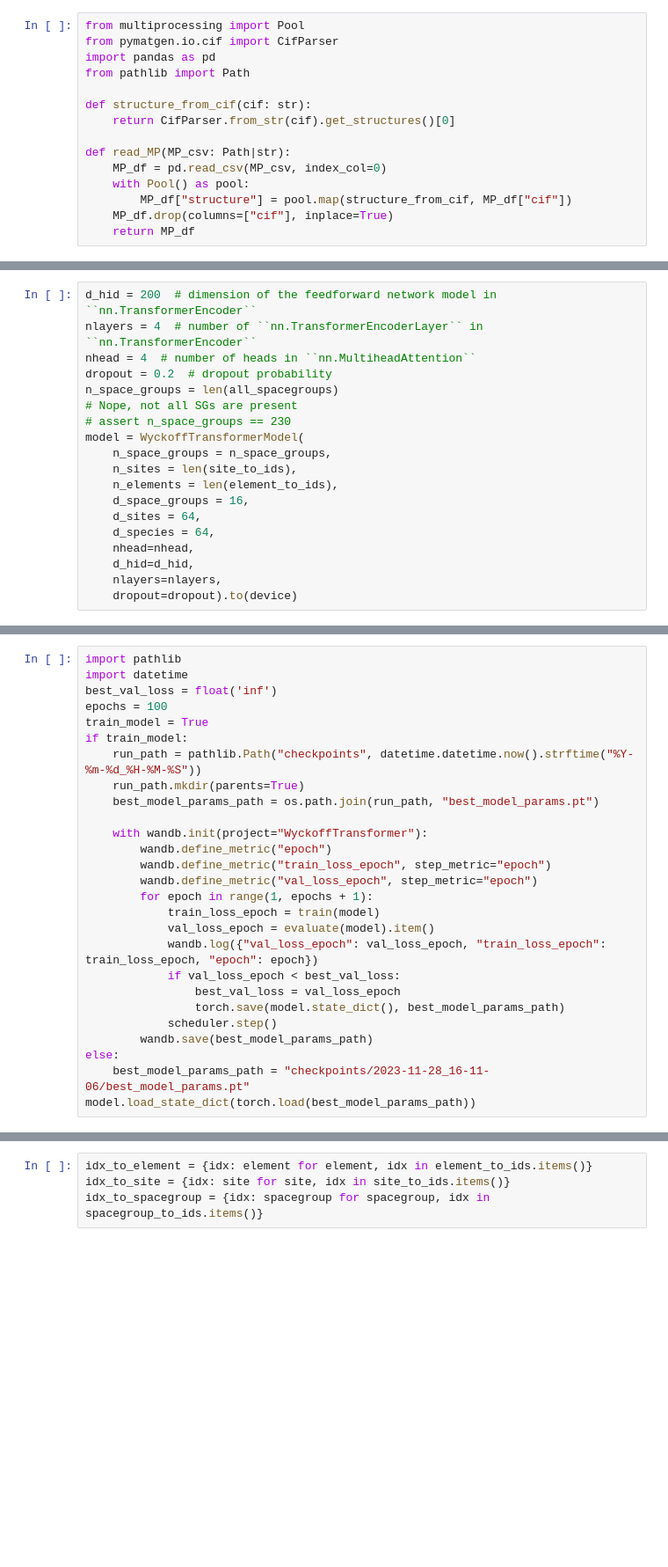
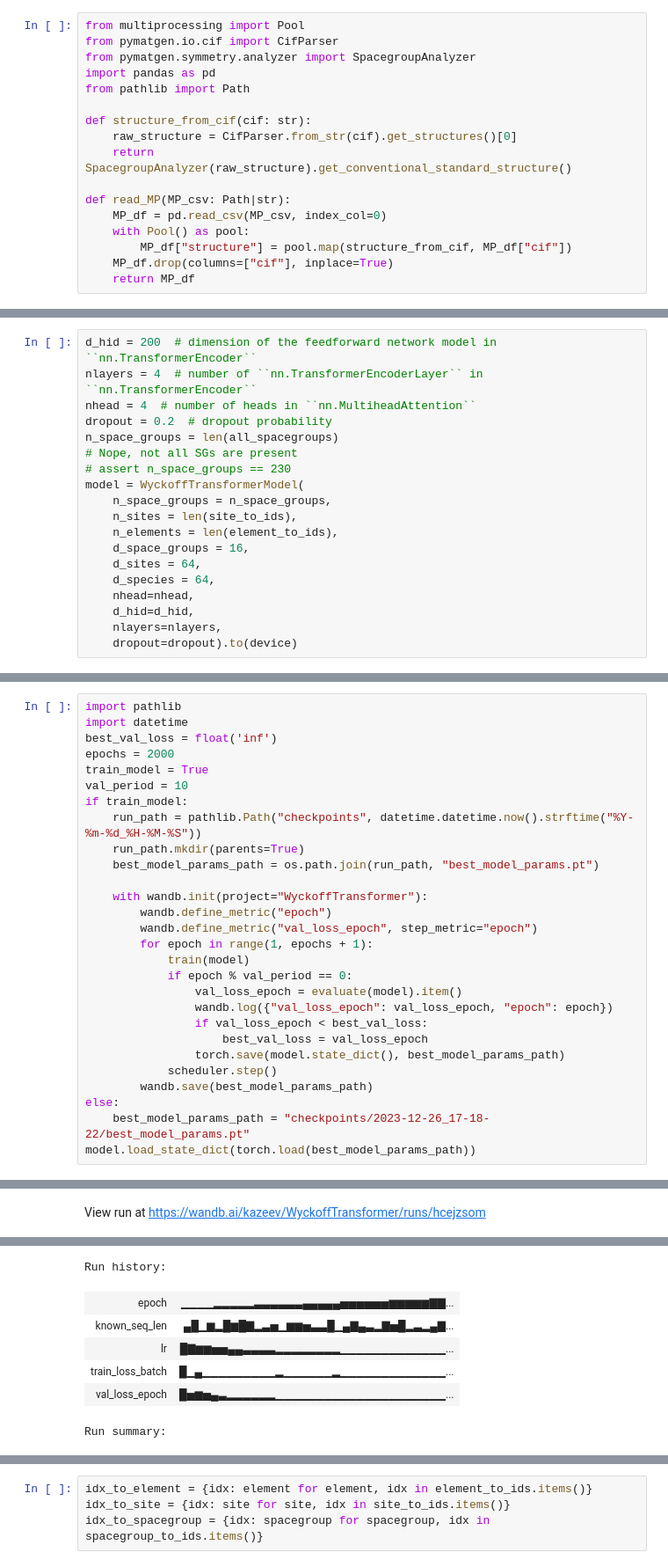
Before and after one commit to kedhip/WyckoffTransformer, a Jupyter notebook: Playground.ipynb, the cells around one changed output, grey strips where cells are left out. Shown at 88% size. Drawn from its saved outputs; the diff is of its cells as text; blank space fills up the shorter version.

```diff
--- a/Playground.ipynb
+++ b/Playground.ipynb
@@ -5,11 +5,13 @@ env: "WANDB_NOTEBOOK_NAME"="Playground.ipynb"
 # %%
 from multiprocessing import Pool
 from pymatgen.io.cif import CifParser
+from pymatgen.symmetry.analyzer import SpacegroupAnalyzer
 import pandas as pd
 from pathlib import Path
 
 def structure_from_cif(cif: str):
-    return CifParser.from_str(cif).get_structures()[0]
+    raw_structure = CifParser.from_str(cif).get_structures()[0]
+    return SpacegroupAnalyzer(raw_structure).get_conventional_standard_structure()
 
 def read_MP(MP_csv: Path|str):
     MP_df = pd.read_csv(MP_csv, index_col=0)
@@ -297,8 +413,9 @@ def evaluate(model: nn.Module) -> float:
 import pathlib
 import datetime
 best_val_loss = float('inf')
-epochs = 100
+epochs = 2000
 train_model = True
+val_period = 10
 if train_model:
     run_path = pathlib.Path("checkpoints", datetime.datetime.now().strftime("%Y-%m-%d_%H-%M-%S"))
     run_path.mkdir(parents=True)
@@ -306,18 +423,18 @@ if train_model:
 
     with wandb.init(project="WyckoffTransformer"):
         wandb.define_metric("epoch")
-        wandb.define_metric("train_loss_epoch", step_metric="epoch")
         wandb.define_metric("val_loss_epoch", step_metric="epoch")
         for epoch in range(1, epochs + 1):
-            train_loss_epoch = train(model)
-            val_loss_epoch = evaluate(model).item()
-            wandb.log({"val_loss_epoch": val_loss_epoch, "train_loss_epoch": train_loss_epoch, "epoch": epoch})
-            if val_loss_epoch < best_val_loss:
-                best_val_loss = val_loss_epoch
+            train(model)
+            if epoch % val_period == 0:
+                val_loss_epoch = evaluate(model).item()
+                wandb.log({"val_loss_epoch": val_loss_epoch, "epoch": epoch})
+                if val_loss_epoch < best_val_loss:
+                    best_val_loss = val_loss_epoch
                 torch.save(model.state_dict(), best_model_params_path)
             scheduler.step()
         wandb.save(best_model_params_path)
 else:
-    best_model_params_path = "checkpoints/2023-11-28_16-11-06/best_model_params.pt"
+    best_model_params_path = "checkpoints/2023-12-26_17-18-22/best_model_params.pt"
 model.load_state_dict(torch.load(best_model_params_path))
 # %% [output]
@@ -324,0 +448 @@ checkpoints/2023-11-28_16-11-06/best_model_params.pt
+View run at https://wandb.ai/kazeev/WyckoffTransformer/runs/hcejzsom
@@ -325,0 +450,7 @@ checkpoints/2023-11-28_16-11-06/best_model_params.pt
+Run history:
+| epoch | ▁▁▁▁▂▂▂▂▂▃▃▃▃▃▃▄▄▄▄▄▅▅▅▅▅▅▆▆▆▆▆▇▇... |
+| known_seq_len | ▄█▁▆▂█▆█▇▂▃▅▁▆▆▅▃▃█▁▄▇▄▃▂▇▅█▂▃▂▄▇... |
+| lr | █▇▆▆▅▅▄▄▃▃▃▃▂▂▂▂▂▂▂▂▁▁▁▁▁▁▁▁▁▁▁▁▁... |
+| train_loss_batch | █▁▄▁▁▁▁▁▁▁▁▁▂▁▁▁▁▁▁▂▁▁▁▁▁▁▁▁▁▁▁▁▁... |
+| val_loss_epoch | █▅▆▅▄▃▂▂▂▂▂▂▁▁▁▁▁▁▁▁▁▁▁▁▁▁▁▁▁▁▁▁▁... |
+Run summary:
```
Also changed, not shown: parts of 22 cells of this notebook, 9 other files.
